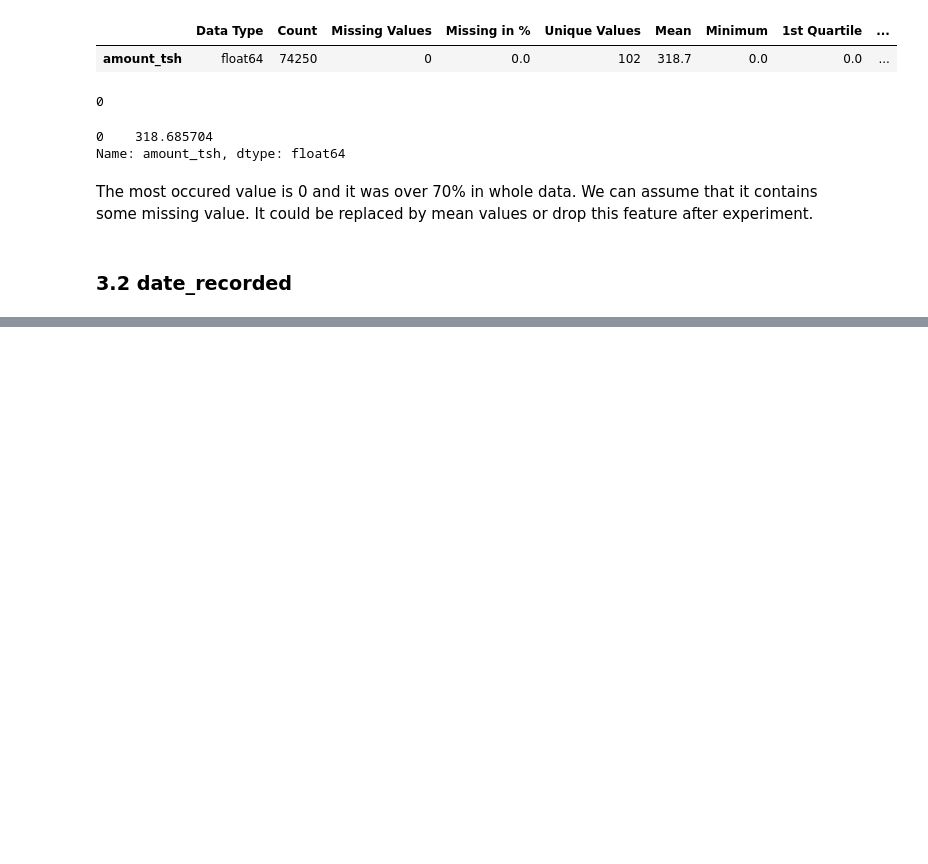
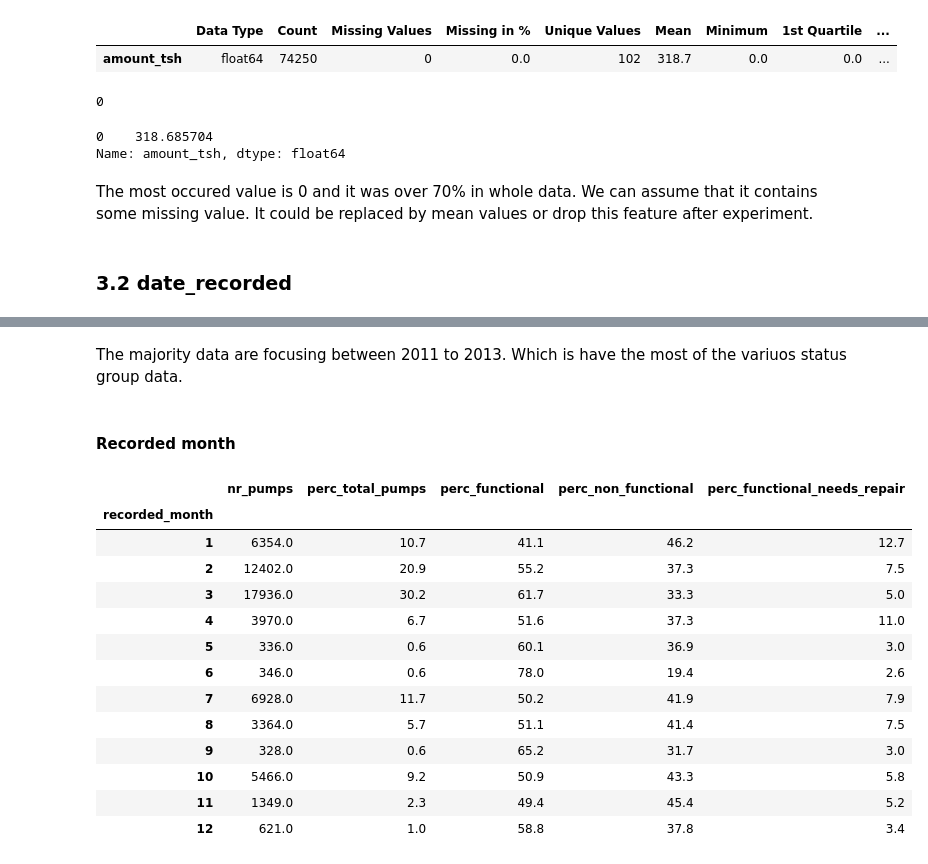
Before and after one commit to ryanlui16055/Water-Pump-Prediction, a Jupyter notebook: code/main.ipynb, the cells around one changed output, grey strips where cells are left out. Cells and saved outputs as stored; diff of their text form; code cells hidden in the pictures; blank space fills up the shorter version.

```diff
--- a/code/main.ipynb
+++ b/code/main.ipynb
@@ -282,0 +338,27 @@ It could be replaced by mean values or drop this feature after experiment.
+# %% [markdown]
+The majority data are focusing between 2011 to 2013. Which is have the most of the variuos status group data.
+# %% [markdown]
+#### Recorded month
+# %%
+#create 'recorded_year' feature
+temp = All_data.copy()
+temp['recorded_month'] = pd.DatetimeIndex(temp['date_recorded']).month
+
+#check the distribution of 'status_group' for the 'recorded_year' feature
+recorded = distribution_checker(temp ,'recorded_month')
+recorded
+# %% [output]
+|  | nr_pumps | perc_total_pumps | perc_functional | perc_non_functional | perc_functional_needs_repair |
+| recorded_month |  |  |  |  |  |
+| 1 | 6354.0 | 10.7 | 41.1 | 46.2 | 12.7 |
+| 2 | 12402.0 | 20.9 | 55.2 | 37.3 | 7.5 |
+| 3 | 17936.0 | 30.2 | 61.7 | 33.3 | 5.0 |
+| 4 | 3970.0 | 6.7 | 51.6 | 37.3 | 11.0 |
+| 5 | 336.0 | 0.6 | 60.1 | 36.9 | 3.0 |
+| 6 | 346.0 | 0.6 | 78.0 | 19.4 | 2.6 |
+| 7 | 6928.0 | 11.7 | 50.2 | 41.9 | 7.9 |
+| 8 | 3364.0 | 5.7 | 51.1 | 41.4 | 7.5 |
+| 9 | 328.0 | 0.6 | 65.2 | 31.7 | 3.0 |
+| 10 | 5466.0 | 9.2 | 50.9 | 43.3 | 5.8 |
+| 11 | 1349.0 | 2.3 | 49.4 | 45.4 | 5.2 |
+| 12 | 621.0 | 1.0 | 58.8 | 37.8 | 3.4 |
```
Also changed, not shown: parts of 66 cells of this notebook, 1 other file.
